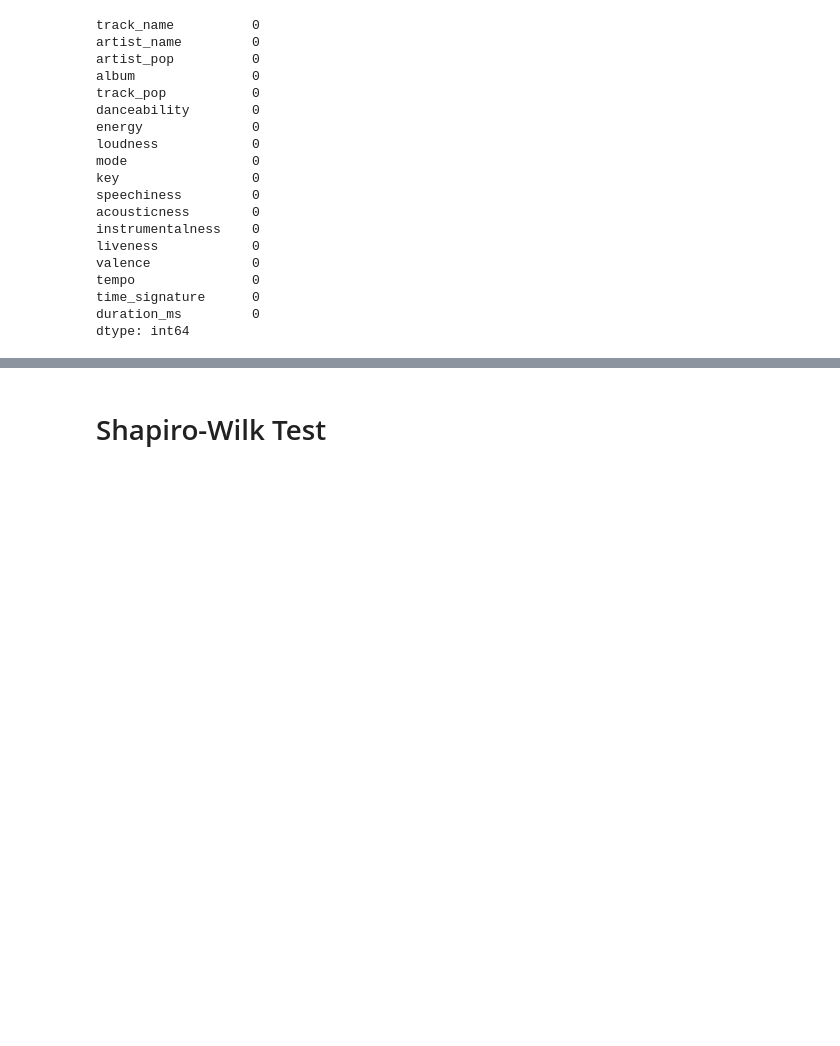
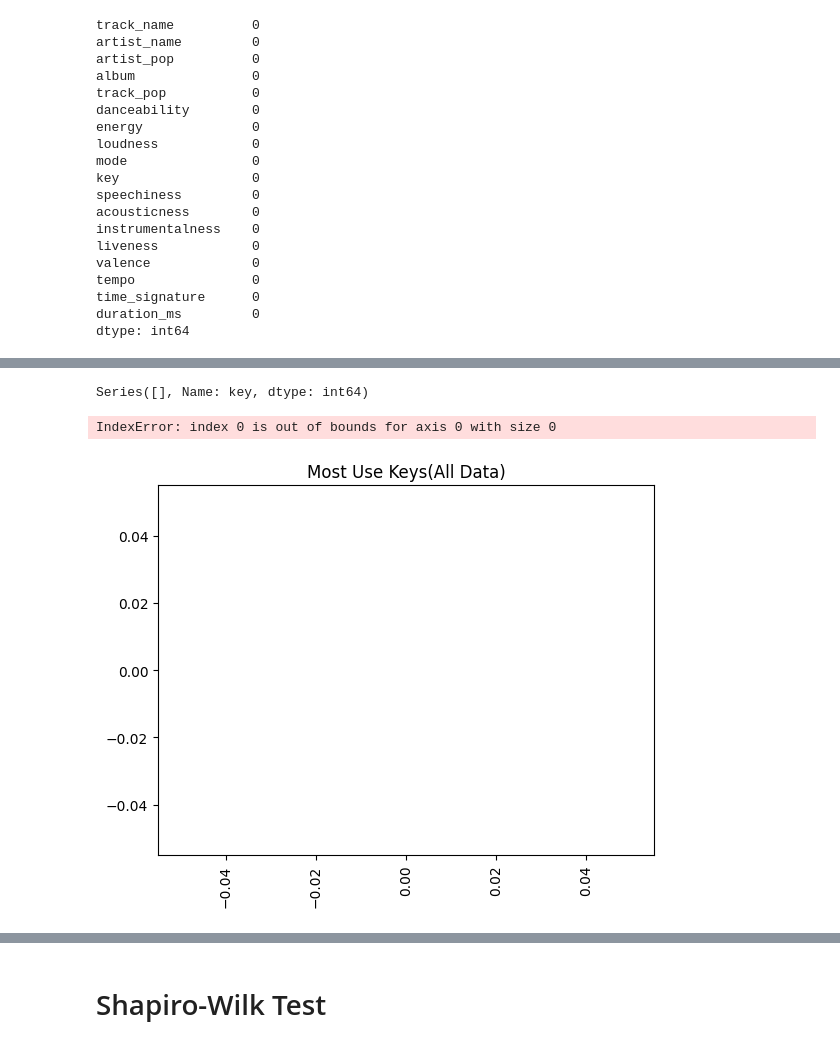
Before and after one commit to burakugurr/projects_py, a Jupyter notebook: 1.02-TikTok Songs/tiktok_analysis.ipynb, the cells around one changed output, grey strips where cells are left out. Cells and saved outputs as stored; diff of their text form; code cells hidden in the pictures; blank space fills up the shorter version.

Commit message:
add data viz

```diff
--- a/1.02-TikTok Songs/tiktok_analysis.ipynb
+++ b/1.02-TikTok Songs/tiktok_analysis.ipynb
@@ -132,0 +227,7 @@ duration_ms
+# %%
+data['mode'].replace({
+    0:'minor',
+    1:'major'
+},inplace=True)
+
+data.head()
@@ -132,0 +241,14 @@ duration_ms
+# %%
+
+data['key'].replace(minorKeys,inplace=True)
+data.head()
+
+
+# def replaceKey(df):
+#     if df['mode'] == 'minor':
+#         return df['key'].replace(minorKeys,True)
+#     else:
+#         return df['key'].replace(majorKeys,True)
+
+
+# data.apply(replaceKey,axis=1)
@@ -132,0 +262,3 @@ duration_ms
+# %%
+data['key'] = np.where(data['mode']=='minor', data['key'].replace(minorKeys,inplace=True), data['key'].replace(majorKeys,inplace=True))
+data.head()
@@ -132,0 +285,10 @@ duration_ms
+# %%
+data.key.value_counts()
+# %% [output]
+Series([], Name: key, dtype: int64)
+# %%
+data['key'].value_counts().plot(kind='bar', title='Most Use Keys(All Data)',
+color='red').set(xlabel='Key', ylabel='Count');
+# %% [output]
+IndexError: index 0 is out of bounds for axis 0 with size 0
+[figure, added]
```
Also changed, not shown: parts of 20 cells of this notebook.
